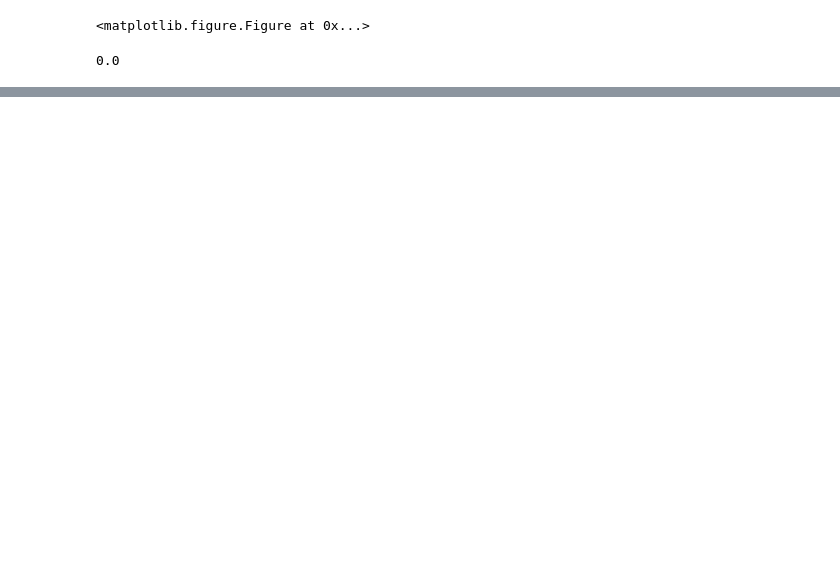
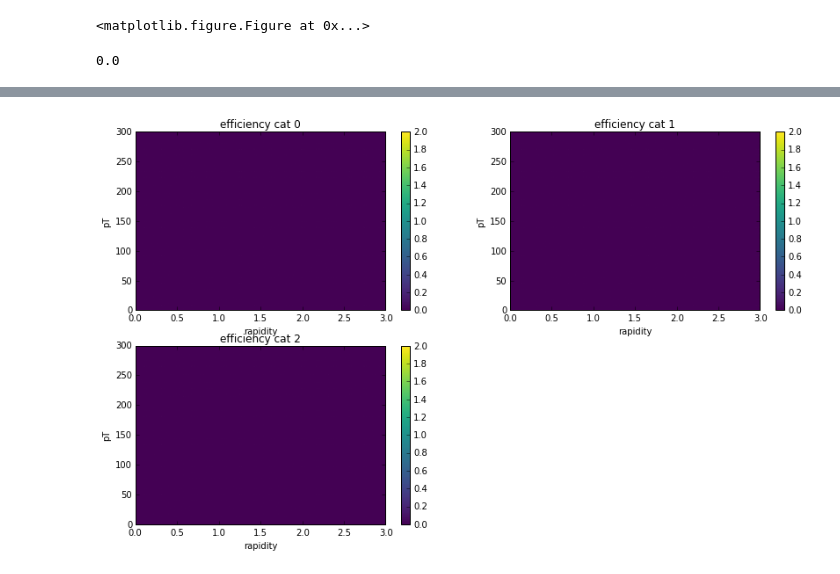
Before and after one commit to jandrejk/higgs_model_dep, a Jupyter notebook: Learn.ipynb, the cells around one changed output, grey strips where cells are left out. Saved outputs shown, nothing was run; the diff lists cells and outputs as text; code cells hidden in the pictures; blank space fills up the shorter version.

```diff
--- a/Learn.ipynb
+++ b/Learn.ipynb
@@ -271,14 +340,20 @@ predict_grido = clfo.predict_proba(grid)
+# %%
+clfo = clf
+predict_grido = clfo.predict_proba(grid)
+sel_effo = map(np.sum, predict_grido[:,1:])
 # %%
-pdedict_diff = predict_grido- predict_grid
+predict_diff = (predict_grido- predict_grid)/predict_grid
 # %%
-plt.figure()
+plt.figure(figsize=(14,8))
 
 for iclass in xrange(3):
     plt.subplot(2, 2, iclass+1)
 
-    plt.hexbin(y=grid[:,0],x=grid[:,1],C=predict_grid_diff[:,iclass+1],cmap=cmap,vmin=-2,vmax=2)
+    plt.hexbin(y=grid[:,0],x=grid[:,1],C=np.abs(predict_diff[:,iclass+1]),cmap=cmap,vmin=0,vmax=2)
     plt.ylabel("pT")
     plt.xlabel("rapidity")
     plt.title("efficiency cat %d" % iclass)
     plt.colorbar()
     #plt.colorbar()
+# %% [output]
+[figure, added]
```
Also changed, not shown: parts of 34 cells of this notebook, 4 other files.
